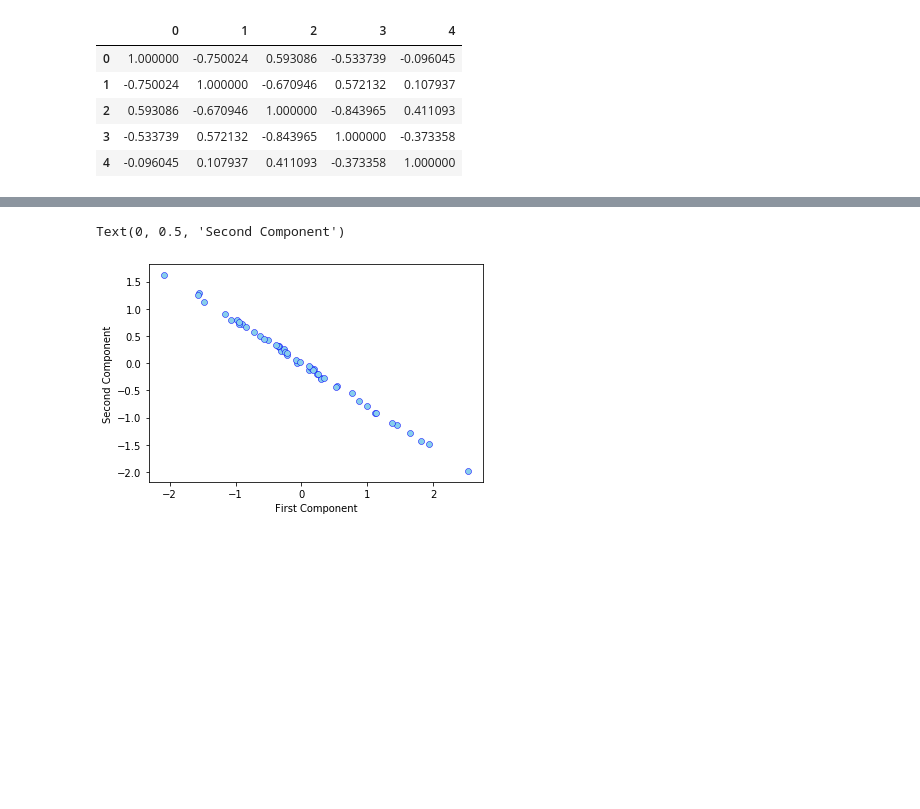
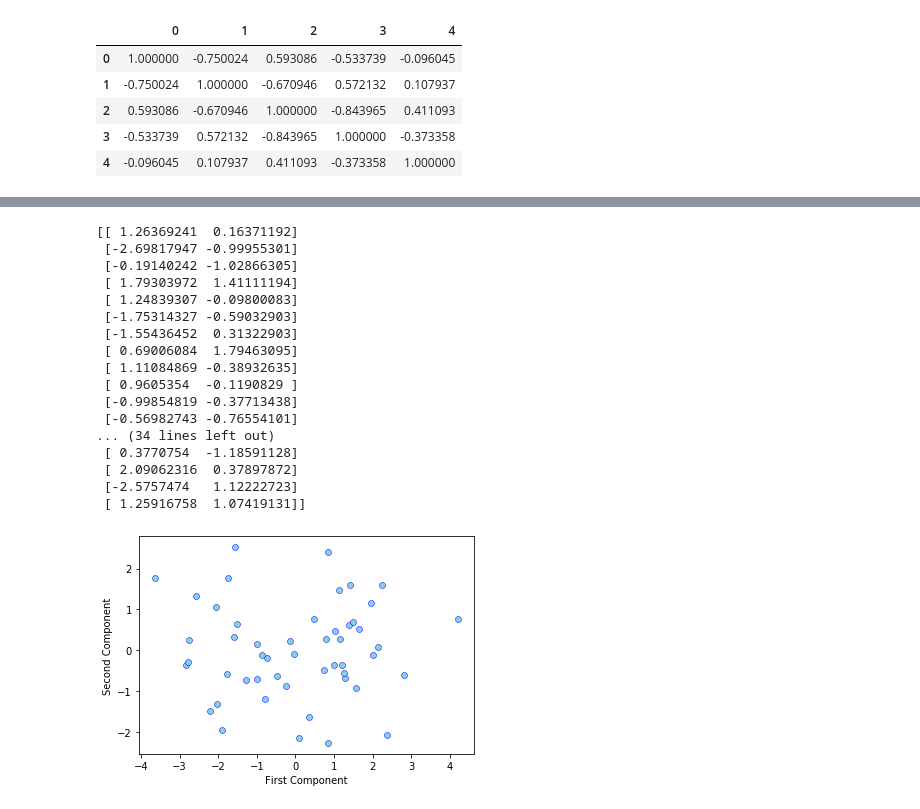
Before and after one commit to Yusufawzy/CS5525-Data-Analytics, a Jupyter notebook: HW1/HW1_Yusuf_Elnady.ipynb, the cells around one changed output, grey strips where cells are left out. Drawn from its saved outputs; the diff is of its cells as text; code cells hidden in the pictures; blank space fills up the shorter version.

```diff
--- a/HW1/HW1_Yusuf_Elnady.ipynb
+++ b/HW1/HW1_Yusuf_Elnady.ipynb
@@ -122,7 +122,7 @@ X = df.to_numpy()
 for i in range(normalized.shape[1]):
     deviation = np.std(X[:,i])
     mean = np.mean(X[:,i])   #Get the mean of all rows for the column (i)
-    X[:,i]= (X[:,i]-mean)/deviation
+    normalized[:,i]= (X[:,i]-mean)/deviation
 # %%
 #(3) The answer is in the pdf file
 #(4) Implement the correlation matrix
@@ -186,20 +211,39 @@ Text(0, 0.5, 'Second Component')
 # %%
 #(9)
 
 # It is not recommended to use the PCA Algorithm since it calculates all the eigenvectors for the given correlation/covariance matrix
 # Although we are going to use only some of these eigenvectors that corresponds to the highest eigenvalues
 
 #(10)
-U,S,V= np.linalg.svd(X)
-S =  np.diag(S)
-sdv_res = U[:,:2].dot(S[:2,:2]).dot(V[:2,:2].T)
+U,S,V= np.linalg.svd(normalized, full_matrices=False, # It's not necessary to compute the full matrix of U or V
+      )
 
+print(U.shape)
+sdv_res =-U.dot( np.diag(S) )
+projected_pca =(-normalized.dot(V))
 #(11)
-sns.scatterplot(x=sdv_res[:,0],y=sdv_res[:,1],color="skyblue",  edgecolor='blue')
+sns.scatterplot(x=projected_pca[:,0],y=projected_pca[:,1],color="skyblue",  edgecolor='blue')
 plt.xlabel('First Component')
 plt.ylabel('Second Component')
 
 #(12) The answer is in the PDF file
+print(-normalized.dot(V)[:,:2])
 # %% [output]
-Text(0, 0.5, 'Second Component')
+[[ 1.26369241  0.16371192]
+ [-2.69817947 -0.99955301]
+ [-0.19140242 -1.02866305]
+ [ 1.79303972  1.41111194]
+ [ 1.24839307 -0.09800083]
+ [-1.75314327 -0.59032903]
+ [-1.55436452  0.31322903]
+ [ 0.69006084  1.79463095]
+ [ 1.11084869 -0.38932635]
+ [ 0.9605354  -0.1190829 ]
+ [-0.99854819 -0.37713438]
+ [-0.56982743 -0.76554101]
+... (34 lines left out)
+ [ 0.3770754  -1.18591128]
+ [ 2.09062316  0.37897872]
+ [-2.5757474   1.12222723]
+ [ 1.25916758  1.07419131]]
-[figure, old version]
+[figure, new version]
```
Also changed, not shown: parts of 5 cells of this notebook.
